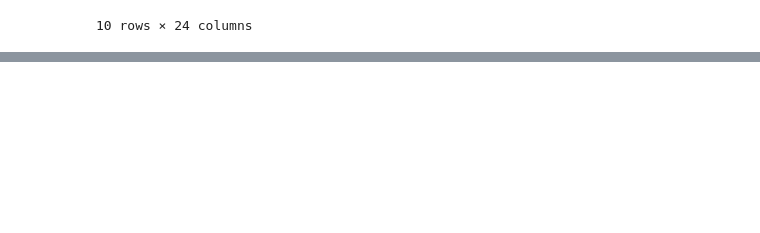
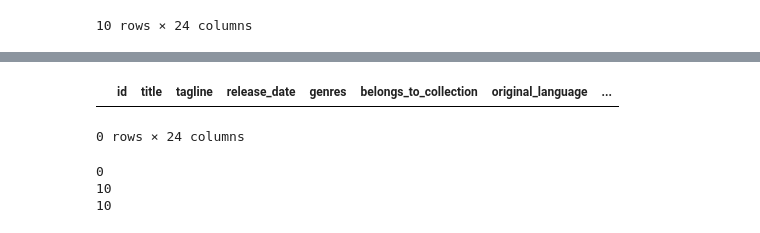
Before and after one commit to NadiaHirwa/tmdb-movies-analysis, a Jupyter notebook: analysis.ipynb, the cells around one changed output, grey strips where cells are left out. Cells and saved outputs as stored; diff of their text form; code cells hidden in the pictures; blank space fills up the shorter version.

Commit message:
add advanced search queries (Bruce Willis, Uma Thurman/Tarantino) with verification

```diff
--- a/analysis.ipynb
+++ b/analysis.ipynb
@@ -206,0 +217,20 @@ rank_movies(df, by="popularity")
+# %%
+mask = (
+    df["genres"].str.contains("Science Fiction") &
+    df["genres"].str.contains("Action") &
+    df["cast"].str.contains("Bruce Willis")
+)
+
+search_1 = df[mask].sort_values("vote_average", ascending=False)
+search_1
+# %% [output]
+|  | id | title | tagline | release_date | genres | belongs_to_collection | original_language | ... |
+0 rows × 24 columns
+# %%
+print(df["cast"].str.contains("Bruce Willis").sum())
+print(df["genres"].str.contains("Science Fiction").sum())
+print(df["genres"].str.contains("Action").sum())
+# %% [output]
+0
+10
+10
```
Also changed, not shown: parts of 10 cells of this notebook.
